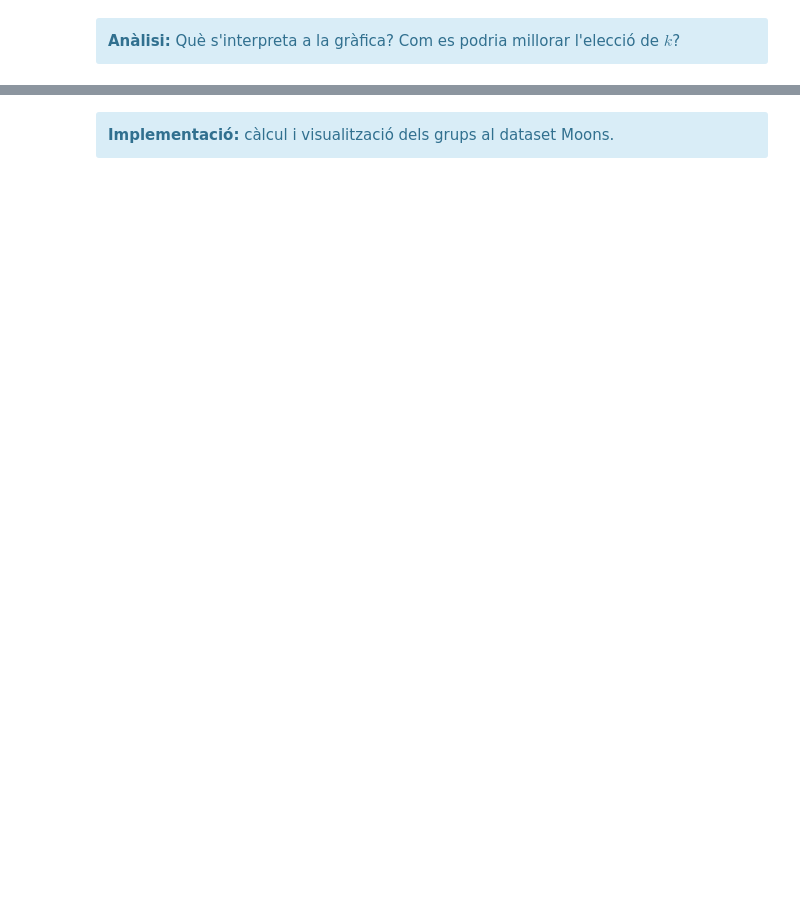
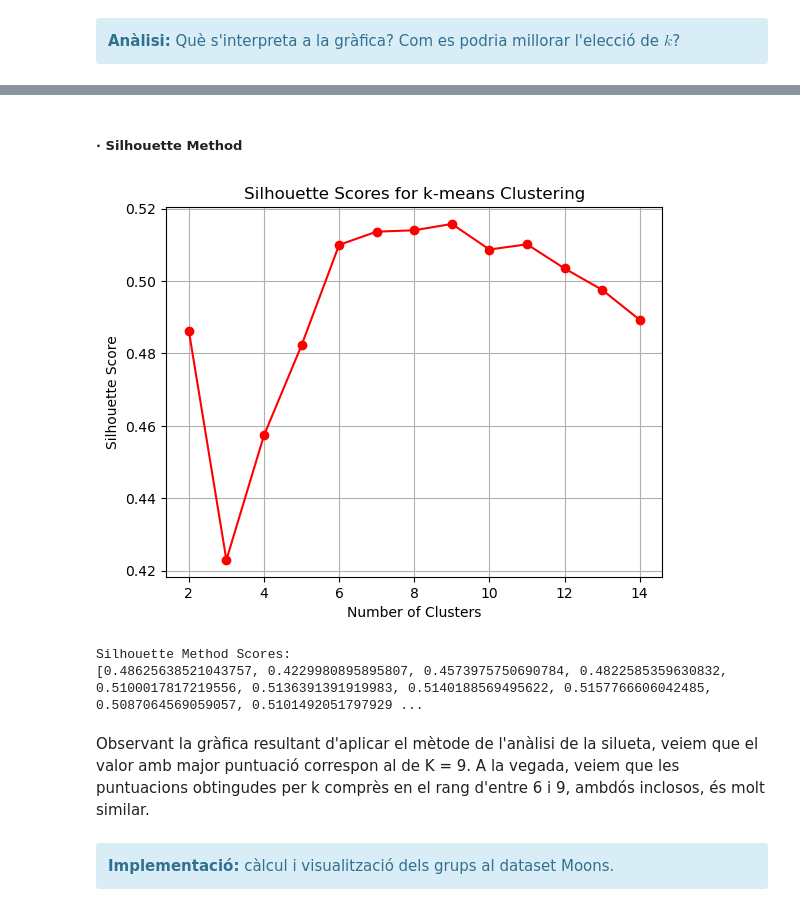
Before and after one commit to xaviermaltas/advancedDataMiningModels, a Jupyter notebook: PAC2/20222_M2.955_PAC2-Enunciat.ipynb, the cells around one changed output, grey strips where cells are left out. Drawn from its saved outputs; the diff is of its cells as text; code cells hidden in the pictures; blank space fills up the shorter version.

```diff
--- a/PAC2/20222_M2.955_PAC2-Enunciat.ipynb
+++ b/PAC2/20222_M2.955_PAC2-Enunciat.ipynb
@@ -221,3 +277,35 @@ X, y = X_moons, y_moons
+# %% [markdown]
+##### · Silhouette Method
+# %%
+#Imports
+from sklearn.cluster import KMeans
+from sklearn.metrics import silhouette_score
+
+# Calculate silhouette scores for different values of k
+silhouette_scores = []
+for k in range(2, 15):
+    kmeans = KMeans(n_clusters=k, max_iter=1000, random_state=42).fit(X)
+    labels = kmeans.labels_
+    silhouette_scores.append(silhouette_score(X, labels))
+
+# Plot silhouette scores
+plt.figure()
+plt.plot(range(2, 15), silhouette_scores, 'ro-')
+plt.grid(True)
+plt.title("Silhouette Scores for k-means Clustering")
+plt.xlabel("Number of Clusters")
+plt.ylabel("Silhouette Score")
+plt.show()
+
+#Print silhouette scores
+print('Silhouette Method Scores: ')
+print(silhouette_scores)
+# %% [output]
+[figure, added]
+Silhouette Method Scores:
+[0.48625638521043757, 0.4229980895895807, 0.4573975750690784, 0.4822585359630832, 0.5100017817219556, 0.5136391391919983, 0.5140188569495622, 0.5157766606042485, 0.5087064569059057, 0.5101492051797929 ...
+# %% [markdown]
+Observant la gràfica resultant d'aplicar el mètode de l'anàlisi de la silueta, veiem que el valor amb major puntuació correspon al de K = 9. A la vegada, veiem que les puntuacions obtingudes per k comprès en el rang d'entre 6 i 9, ambdós inclosos, és molt similar.
 # %% [markdown]
 <div class="alert alert-block alert-info">
 <strong>Implementació:</strong> càlcul i visualització dels grups al dataset Moons.
```
Also changed, not shown: parts of 40 cells of this notebook.
